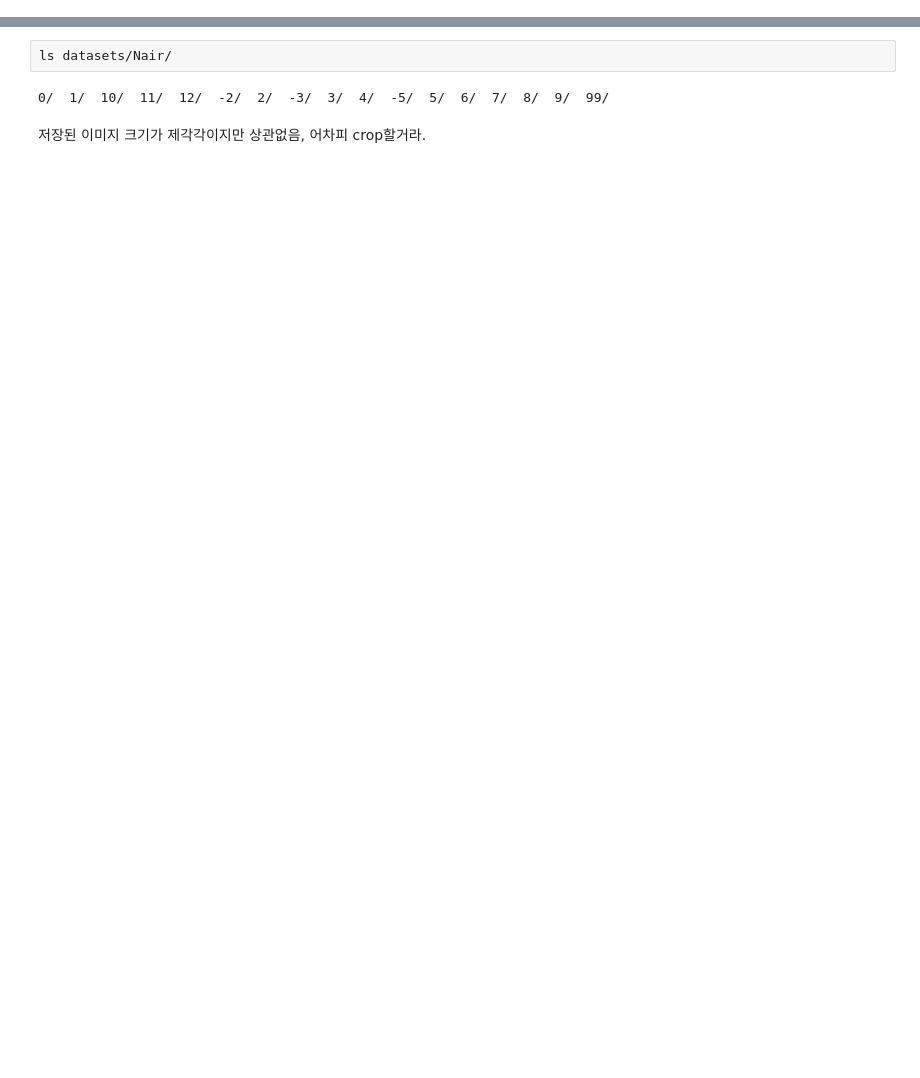
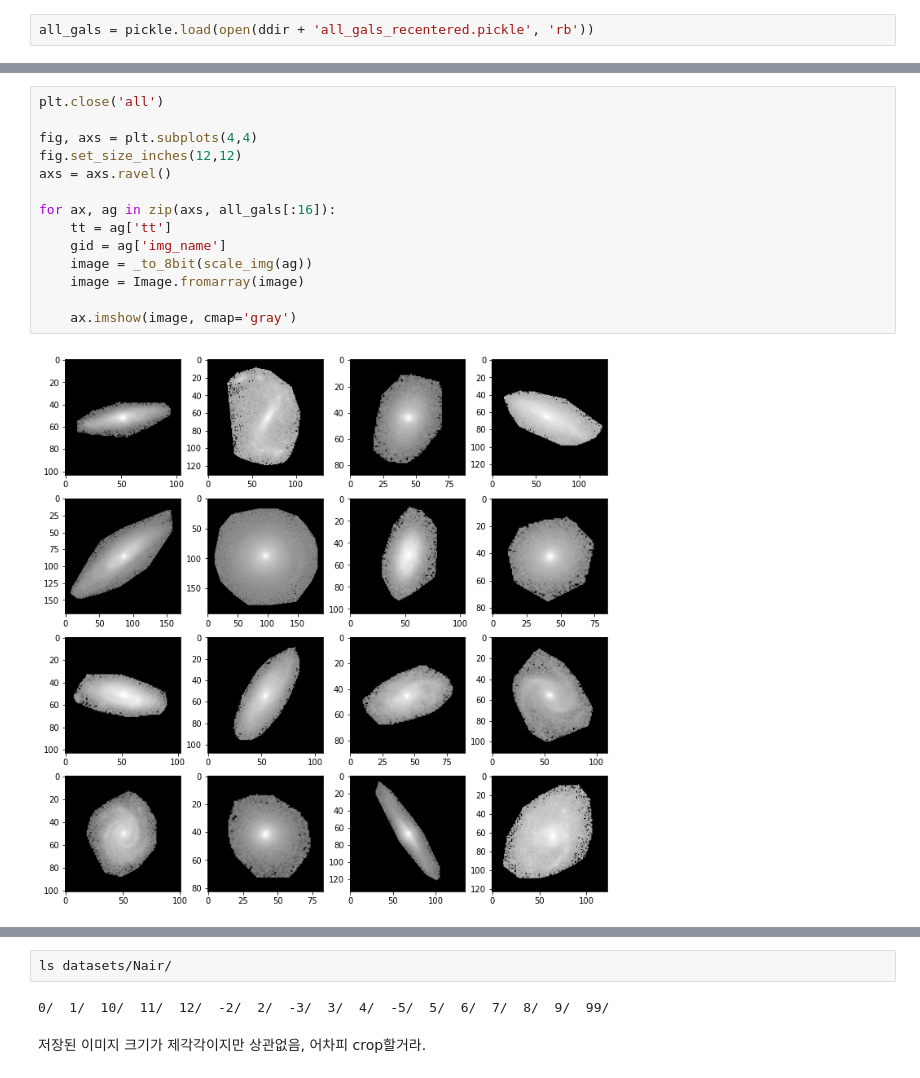
Before and after one commit to Hoseung/ATM, a Jupyter notebook: notebooks/toPNG.ipynb, the cells around one changed output, grey strips where cells are left out. Drawn from its saved outputs; the diff is of its cells as text; blank space fills up the shorter version.

```diff
--- a/notebooks/toPNG.ipynb
+++ b/notebooks/toPNG.ipynb
@@ -21,3 +67,5 @@ tmo_params = {'b': 6.0,  'c': 3.96, 'dl': 9.22, 'dh': 2.45}
+# %%
+all_gals = pickle.load(open(ddir + 'all_gals_recentered.pickle', 'rb'))
 # %%
 import matplotlib.pyplot as plt
 
@@ -108,0 +181,16 @@ for (im, _), cc in zip(all_data, cat.iterrows()):
+# %%
+plt.close('all')
+
+fig, axs = plt.subplots(4,4)
+fig.set_size_inches(12,12)
+axs = axs.ravel()
+
+for ax, ag in zip(axs, all_gals[:16]):
+    tt = ag['tt']
+    gid = ag['img_name']
+    image = _to_8bit(scale_img(ag))
+    image = Image.fromarray(image)
+
+    ax.imshow(image, cmap='gray')
+# %% [output]
+[figure, added]
```
Also changed, not shown: parts of 15 cells of this notebook.
